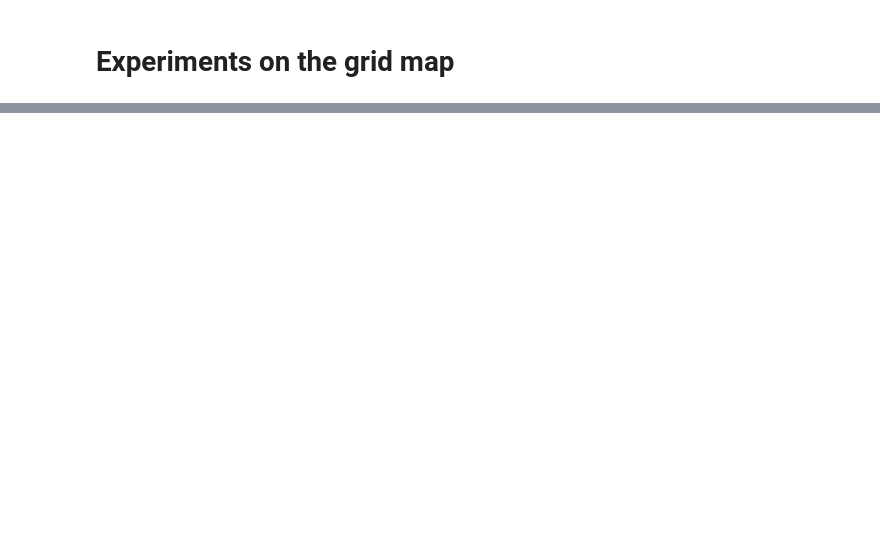
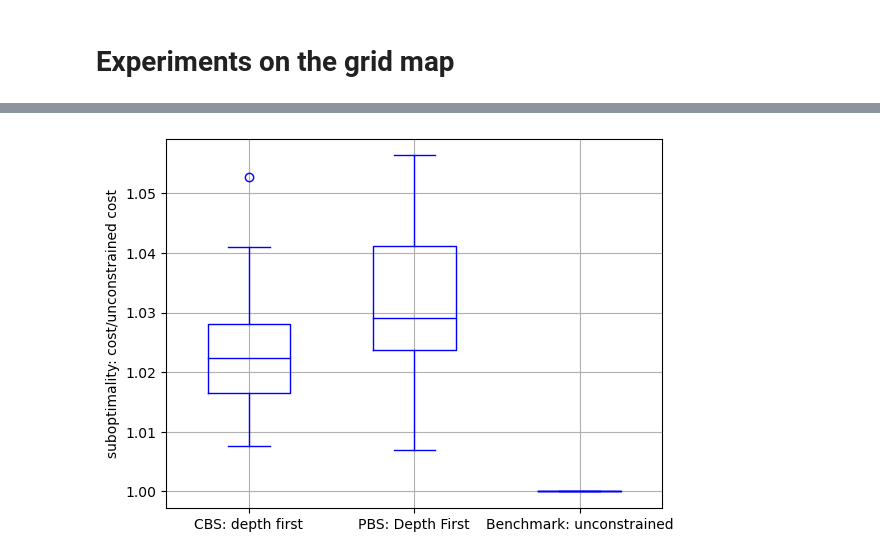
Before and after one commit to lina-robotics-lab/MAPF, a Jupyter notebook: notebooks/Grid Map Experiments.ipynb, the cells around one changed output, grey strips where cells are left out. Cells and saved outputs as stored; diff of their text form; code cells hidden in the pictures; blank space fills up the shorter version.

```diff
--- a/notebooks/Grid Map Experiments.ipynb
+++ b/notebooks/Grid Map Experiments.ipynb
@@ -66 +184,6 @@ from functools import partial
+# %%
+def benchmark(G, start_nodes, goal_nodes):
+    p = nx.shortest_path(G)
+    plan = [p[s][g] for s, g in zip(start_nodes, goal_nodes)]
+    return plan,flowtime(G,plan,goal_nodes)
 # %%
@@ -89,0 +249,20 @@ PBS: Best First None
+# %%
+labels = [messages[i] for i in to_test]
+x = np.arange(len(to_test))  # the label locations
+width = 0.5
+c = 'blue'
+benchmark_cost = np.array(results['Benchmark: unconstrained']['cost'])
+plt.boxplot( [np.array(results[msg]['cost'])/benchmark_cost for msg in labels], \
+            positions = x, widths= width,\
+             boxprops=dict(color=c),
+            capprops=dict(color=c),
+            whiskerprops=dict(color=c),
+            flierprops=dict(color=c, markeredgecolor=c),
+            medianprops=dict(color=c)
+           )
+plt.xticks(x,labels)
+plt.ylabel('suboptimality: cost/unconstrained cost')
+plt.grid(True)
+plt.show()
+# %% [output]
+[figure, added]
```
Also changed, not shown: parts of 8 cells of this notebook, 7 other files.
